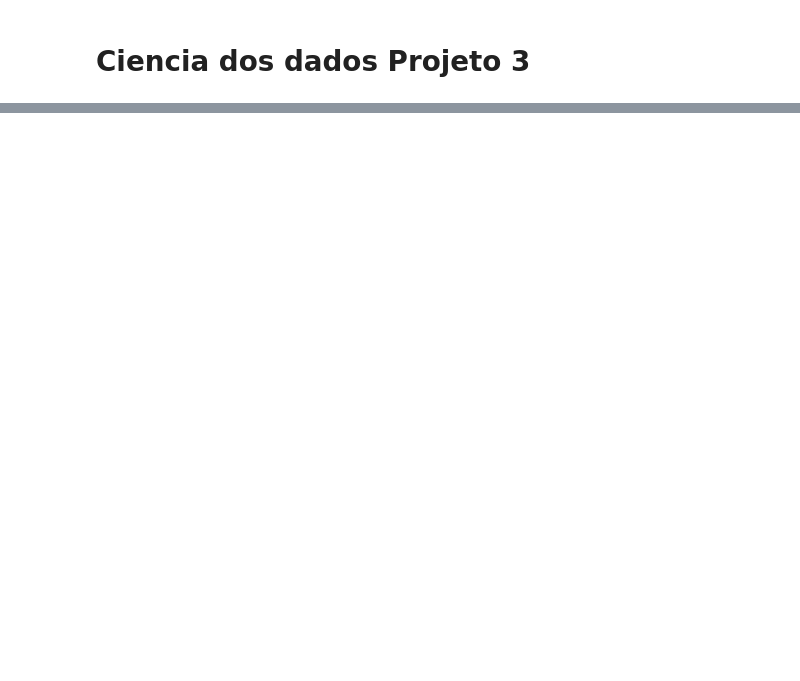
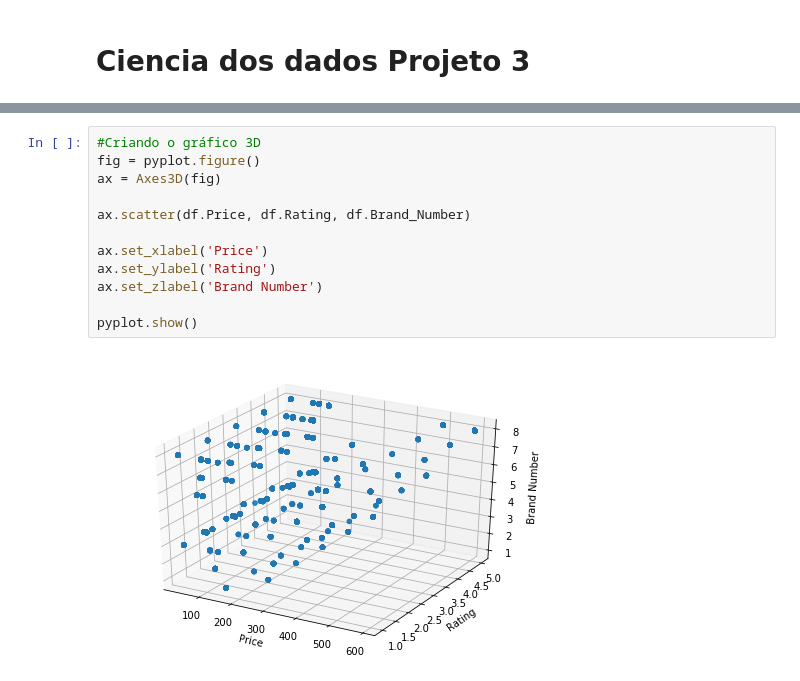
Before and after one commit to HeMatita/Projeto3Dados-, a Jupyter notebook: Projeto 3 .ipynb, the cells around one changed output, grey strips where cells are left out. Saved outputs shown, nothing was run; the diff lists cells and outputs as text; blank space fills up the shorter version.

```diff
--- a/Projeto 3 .ipynb
+++ b/Projeto 3 .ipynb
@@ -18,0 +22,14 @@ df.head()
+# %%
+#Criando o gráfico 3D
+fig = pyplot.figure()
+ax = Axes3D(fig)
+
+ax.scatter(df.Price, df.Rating, df.Brand_Number)
+
+ax.set_xlabel('Price')
+ax.set_ylabel('Rating')
+ax.set_zlabel('Brand Number')
+
+pyplot.show()
+# %% [output]
+[figure, added]
```
Also changed, not shown: parts of 3 cells of this notebook.
